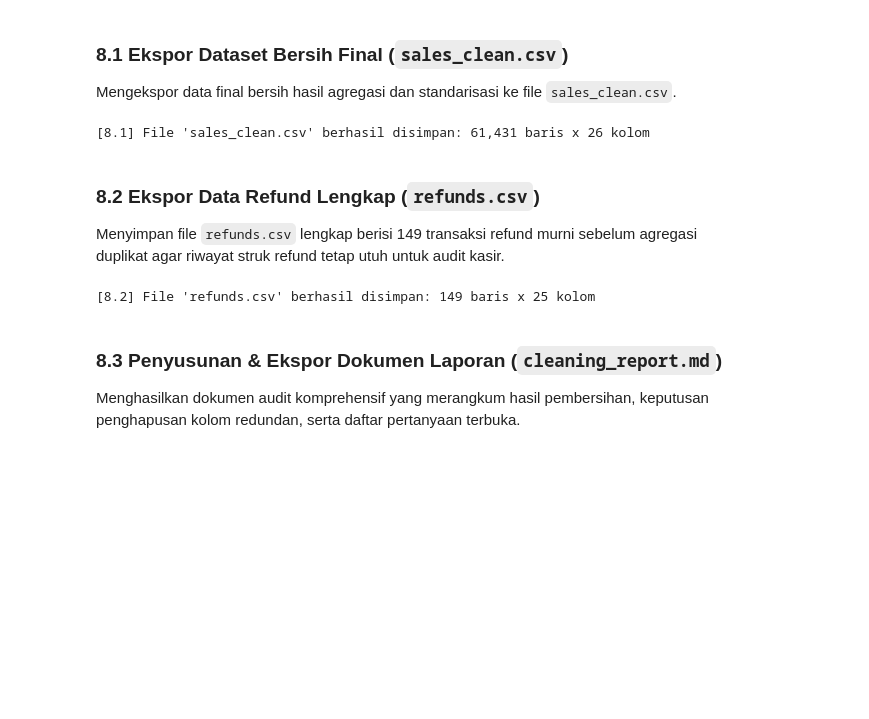
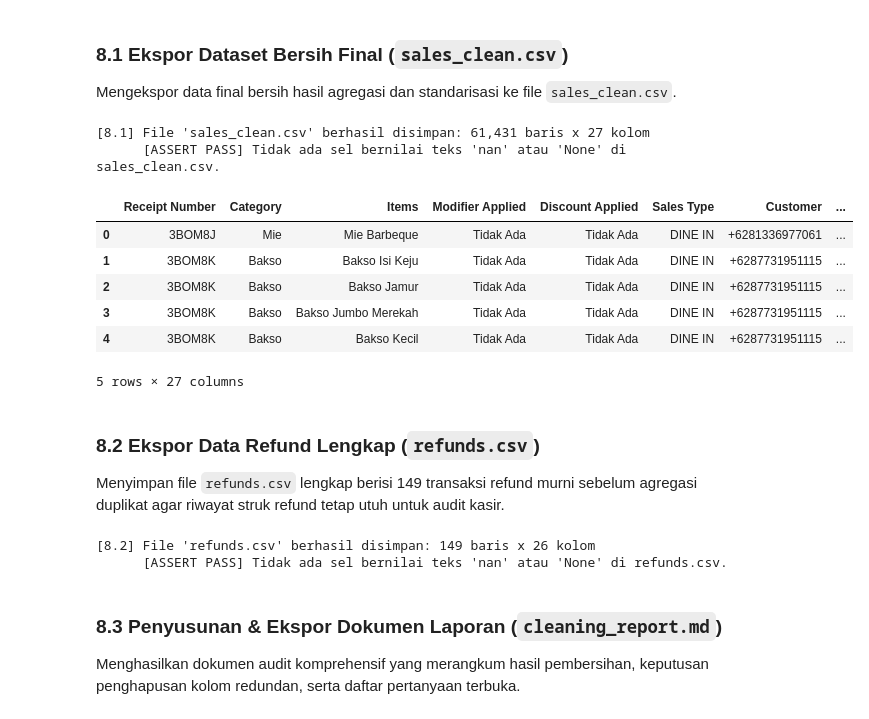
Before and after one commit to Kartika-Nur-Savira/lintang-bakso, a Jupyter notebook: cleaning_sales.ipynb, the cells around one changed output. Cells and saved outputs as stored; diff of their text form; code cells hidden in the pictures; blank space fills up the shorter version.

Commit message:
cleaning dataset

```diff
--- a/cleaning_sales.ipynb
+++ b/cleaning_sales.ipynb
@@ -362,11 +439,12 @@ Memetakan alasan refund yang bervariasi ke 8 kategori baku, serta menyimpan teks
 # 6.1 Standarisasi alasan refund
 print(f"[6.1] SEBELUM : {df.shape[0]:,} baris | {df.shape[1]} kolom")
 
-df['Reason_Raw'] = df['Reason of Refund']
+# Salin teks asli Reason of Refund, isi NaN dengan 'Tidak Ada'
+df['Reason_Raw'] = df['Reason of Refund'].fillna('Tidak Ada')
 
 def map_refund_reason(reason):
-    if pd.isna(reason) or reason == 'None' or str(reason).strip() == '':
-        return 'None'
+    if pd.isna(reason) or reason in ['None', 'Tidak Ada'] or str(reason).strip() == '':
+        return 'Tidak Ada'
     r = str(reason).lower().strip()
     if 'trial' in r or 'belajar' in r:
         return 'Trial/Training'
@@ -441,14 +519,14 @@ Mempertahankan kolom asli `Modifier Applied` dan membuat kolom `Modifier_List` b
 print(f"[6.4] SEBELUM : {df.shape[0]:,} baris | {df.shape[1]} kolom")
 
 def parse_modifier(val):
-    if pd.isna(val) or val == 'None' or str(val).strip() == '':
-        return 'None'
+    if pd.isna(val) or val in ['None', 'Tidak Ada'] or str(val).strip() == '':
+        return 'Tidak Ada'
     parts = [p.strip() for p in str(val).split(',') if p.strip()]
-    return '|'.join(parts) if parts else 'None'
+    return '|'.join(parts) if parts else 'Tidak Ada'
 
 df['Modifier_List'] = df['Modifier Applied'].apply(parse_modifier)
-df['Modifier Applied'] = df['Modifier Applied'].fillna('None')
+df['Modifier Applied'] = df['Modifier Applied'].fillna('Tidak Ada')
 
 print(f"[6.4] SESUDAH : {df.shape[0]:,} baris | {df.shape[1]} kolom (tambah kolom 'Modifier_List')")
-print(f"      Contoh Modifier_List: {df[df['Modifier_List'] != 'None']['Modifier_List'].iloc[0]}")
+print(f"      Contoh Modifier_List: {df[df['Modifier_List'] != 'Tidak Ada']['Modifier_List'].iloc[0]}")
 # %% [output]
@@ -461,8 +539,8 @@ Mengisi missing value pada kolom `Discount Applied` dengan nilai baku `'None'`.
 # %%
-# 6.5 Mengisi null Discount Applied dengan None
+# 6.5 Mengisi null Discount Applied dengan Tidak Ada
 null_before = df['Discount Applied'].isna().sum()
-df['Discount Applied'] = df['Discount Applied'].fillna('None')
+df['Discount Applied'] = df['Discount Applied'].fillna('Tidak Ada')
 null_after = df['Discount Applied'].isna().sum()
 
-print(f"[6.5] Standarisasi Discount Applied: {null_before:,} nilai kosong diisi dengan 'None'. Sisa null = {null_after}")
+print(f"[6.5] Standarisasi Discount Applied: {null_before:,} nilai kosong diisi dengan 'Tidak Ada'. Sisa null = {null_after}")
 # %% [output]
@@ -520,7 +598,7 @@ Menghilangkan spasi liar di awal dan akhir teks pada semua kolom bertipe string
 # 7.3 Pembersihan whitespace teks
 text_cols = df.select_dtypes(include='object').columns
 for col in text_cols:
-    df[col] = df[col].astype(str).str.strip()
+    df[col] = df[col].where(df[col].isna(), df[col].astype(str).str.strip())
 
-print(f"[7.3] Berhasil membersihkan leading/trailing whitespace pada {len(text_cols)} kolom teks.")
+print(f"[7.3] Berhasil membersihkan leading/trailing whitespace pada {len(text_cols)} kolom teks (mempertahankan NaN asli).")
 # %% [output]
@@ -592,8 +666,29 @@ output_clean = 'sales_clean.csv'
 df.to_csv(output_clean, index=False)
 
 print(f"[8.1] File '{output_clean}' berhasil disimpan: {df.shape[0]:,} baris x {df.shape[1]} kolom")
+
+# Pemeriksaan ketat: tidak boleh ada sel berisi teks 'nan' atau 'None'
+df_clean_check = pd.read_csv(output_clean, keep_default_na=False)
+for col in df_clean_check.columns:
+    bad_nan = (df_clean_check[col] == 'nan').sum()
+    bad_none = (df_clean_check[col] == 'None').sum()
+    assert bad_nan == 0, f"Kolom '{col}' di {output_clean} memuat {bad_nan} sel teks 'nan'!"
+    assert bad_none == 0, f"Kolom '{col}' di {output_clean} memuat {bad_none} sel teks 'None'!"
+
+print(f"      [ASSERT PASS] Tidak ada sel bernilai teks 'nan' atau 'None' di {output_clean}.")
 # %% [output]
-[8.1] File 'sales_clean.csv' berhasil disimpan: 61,431 baris x 26 kolom
+[8.1] File 'sales_clean.csv' berhasil disimpan: 61,431 baris x 27 kolom
+      [ASSERT PASS] Tidak ada sel bernilai teks 'nan' atau 'None' di sales_clean.csv.
+# %%
+df.head(5)
+# %% [output]
+|  | Receipt Number | Category | Items | Modifier Applied | Discount Applied | Sales Type | Customer | ... |
+| 0 | 3BOM8J | Mie | Mie Barbeque | Tidak Ada | Tidak Ada | DINE IN | +6281336977061 | ... |
+| 1 | 3BOM8K | Bakso | Bakso Isi Keju | Tidak Ada | Tidak Ada | DINE IN | +6287731951115 | ... |
+| 2 | 3BOM8K | Bakso | Bakso Jamur | Tidak Ada | Tidak Ada | DINE IN | +6287731951115 | ... |
+| 3 | 3BOM8K | Bakso | Bakso Jumbo Merekah | Tidak Ada | Tidak Ada | DINE IN | +6287731951115 | ... |
+| 4 | 3BOM8K | Bakso | Bakso Kecil | Tidak Ada | Tidak Ada | DINE IN | +6287731951115 | ... |
+5 rows × 27 columns
 # %% [markdown]
 ### 8.2 Ekspor Data Refund Lengkap (`refunds.csv`)
 Menyimpan file `refunds.csv` lengkap berisi 149 transaksi refund murni sebelum agregasi duplikat agar riwayat struk refund tetap utuh untuk audit kasir.
@@ -602,21 +697,37 @@ Menyimpan file `refunds.csv` lengkap berisi 149 transaksi refund murni sebelum a
 output_refund = 'refunds.csv'
 
 # Standardisasi label pada data refund audit
-df_refunds['Discount Applied'] = df_refunds['Discount Applied'].fillna('None')
+df_refunds['Discount Applied'] = df_refunds['Discount Applied'].fillna('Tidak Ada')
 df_refunds['Anomaly_Flag'] = df_refunds.apply(detect_anomaly, axis=1)
-df_refunds['Reason_Raw'] = df_refunds['Reason of Refund']
+df_refunds['Reason_Raw'] = df_refunds['Reason of Refund'].fillna('Tidak Ada')
 df_refunds['Reason of Refund'] = df_refunds['Reason_Raw'].apply(map_refund_reason)
 df_refunds['Modifier_List'] = df_refunds['Modifier Applied'].apply(parse_modifier)
-df_refunds['Modifier Applied'] = df_refunds['Modifier Applied'].fillna('None')
+df_refunds['Modifier Applied'] = df_refunds['Modifier Applied'].fillna('Tidak Ada')
 df_refunds['Payment Method'] = df_refunds['Payment Method'].replace({'Gopay;Cash': 'Split (Gopay+Cash)'})
+df_refunds['Item_Flag'] = df_refunds['Category'].apply(assign_item_flag)
 
 # Drop kolom Date dan Time dari refunds jika ada
 df_refunds = df_refunds.drop(columns=[c for c in ['Date', 'Time'] if c in df_refunds.columns])
+
+# Pembersihan whitespace teks pada kolom object
+for col in df_refunds.select_dtypes(include='object').columns:
+    df_refunds[col] = df_refunds[col].where(df_refunds[col].isna(), df_refunds[col].astype(str).str.strip())
+
 df_refunds.to_csv(output_refund, index=False)
+print(f"[8.2] File '{output_refund}' berhasil disimpan: {df_refunds.shape[0]:,} baris x {df_refunds.shape[1]} kolom")
 
-print(f"[8.2] File '{output_refund}' berhasil disimpan: {df_refunds.shape[0]:,} baris x {df_refunds.shape[1]} kolom")
+# Pemeriksaan ketat: tidak boleh ada sel berisi teks 'nan' atau 'None'
+df_ref_check = pd.read_csv(output_refund, keep_default_na=False)
+for col in df_ref_check.columns:
+    bad_nan = (df_ref_check[col] == 'nan').sum()
+    bad_none = (df_ref_check[col] == 'None').sum()
+    assert bad_nan == 0, f"Kolom '{col}' di {output_refund} memuat {bad_nan} sel teks 'nan'!"
+    assert bad_none == 0, f"Kolom '{col}' di {output_refund} memuat {bad_none} sel teks 'None'!"
+
+print(f"      [ASSERT PASS] Tidak ada sel bernilai teks 'nan' atau 'None' di {output_refund}.")
 # %% [output]
-[8.2] File 'refunds.csv' berhasil disimpan: 149 baris x 25 kolom
+[8.2] File 'refunds.csv' berhasil disimpan: 149 baris x 26 kolom
+      [ASSERT PASS] Tidak ada sel bernilai teks 'nan' atau 'None' di refunds.csv.
 # %% [markdown]
 ### 8.3 Penyusunan & Ekspor Dokumen Laporan (`cleaning_report.md`)
 Menghasilkan dokumen audit komprehensif yang merangkum hasil pembersihan, keputusan penghapusan kolom redundan, serta daftar pertanyaan terbuka.
```
Also changed, not shown: parts of 25 cells of this notebook, 3 other files.
